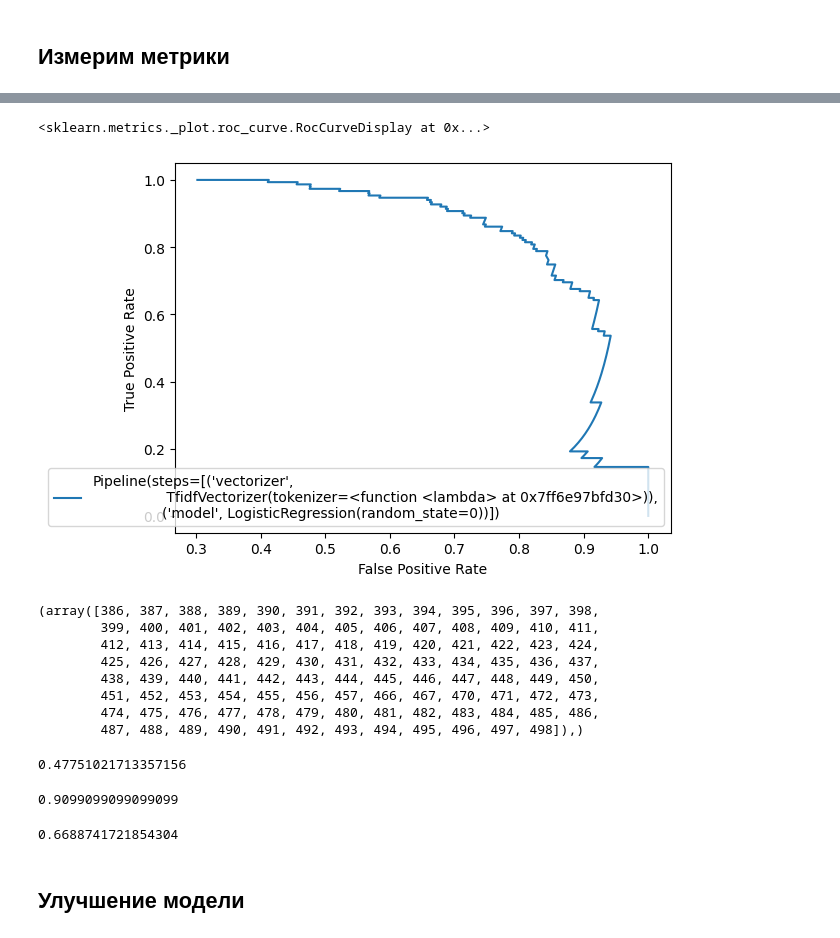
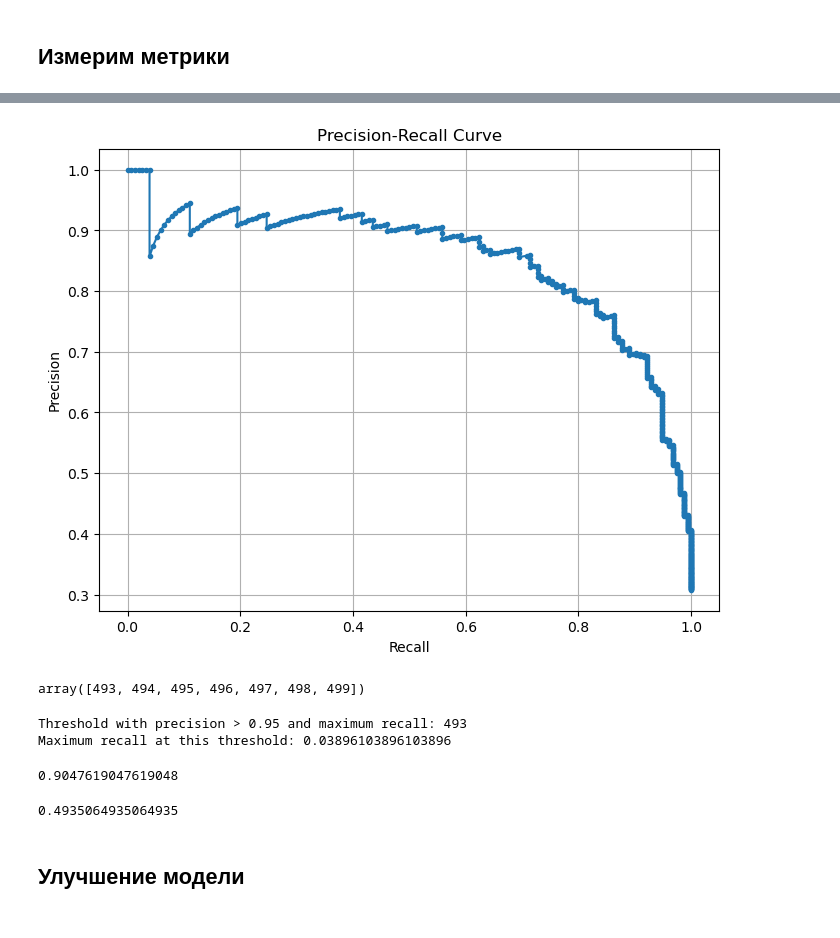
Before and after one commit to makarstasia/TRUE_CRIME_COMMENTS, a Jupyter notebook: Toxic_comments/model.ipynb, the cells around one changed output, grey strips where cells are left out. Cells and saved outputs as stored; diff of their text form; code cells hidden in the pictures.

```diff
--- a/Toxic_comments/model.ipynb
+++ b/Toxic_comments/model.ipynb
@@ -184,34 +184,40 @@ recall_score(y_true=test_df["toxic"], y_pred=model_pipeline.predict(test_df["com
 # %%
 prec, rec, thresholds = precision_recall_curve(y_true=test_df["toxic"], probas_pred=model_pipeline.predict_proba(test_df["comment"])[:, 1])
-# %%
-display= RocCurveDisplay(estimator_name=model_pipeline,fpr=prec, tpr=rec)
-display.plot()
-# %% [output]
-<sklearn.metrics._plot.roc_curve.RocCurveDisplay at 0x...>
-[figure, removed]
-# %%
-np.where(prec > 0.90)
-# %% [output]
-(array([386, 387, 388, 389, 390, 391, 392, 393, 394, 395, 396, 397, 398,
-        399, 400, 401, 402, 403, 404, 405, 406, 407, 408, 409, 410, 411,
-        412, 413, 414, 415, 416, 417, 418, 419, 420, 421, 422, 423, 424,
-        425, 426, 427, 428, 429, 430, 431, 432, 433, 434, 435, 436, 437,
-        438, 439, 440, 441, 442, 443, 444, 445, 446, 447, 448, 449, 450,
-        451, 452, 453, 454, 455, 456, 457, 466, 467, 470, 471, 472, 473,
-        474, 475, 476, 477, 478, 479, 480, 481, 482, 483, 484, 485, 486,
-        487, 488, 489, 490, 491, 492, 493, 494, 495, 496, 497, 498]),)
-# %%
-thresholds[386]
-# %% [output]
-0.47751021713357156
+# %%
+# Построение кривой precision-recall
+plt.figure(figsize=(8, 6))
+plt.plot(rec, prec, marker='.')
+plt.xlabel('Recall')
+plt.ylabel('Precision')
+plt.title('Precision-Recall Curve')
+plt.grid(True)
+plt.show()
+# %% [output]
+[figure, added]
+# %%
+# Найти индексы, где точность больше 0.95
+indices_high_precision = np.where(prec > 0.95)[0]
+indices_high_precision
+# %% [output]
+array([493, 494, 495, 496, 497, 498, 499])
+# %%
+max_recall_index = indices_high_precision[np.argmax(rec[indices_high_precision])]
+threshold_with_max_recall = thresholds[max_recall_index]
+max_recall_value = rec[max_recall_index]
+
+print(f"Threshold with precision > 0.95 and maximum recall: {max_recall_index}")
+print(f"Maximum recall at this threshold: {max_recall_value}")
+# %% [output]
+Threshold with precision > 0.95 and maximum recall: 493
+Maximum recall at this threshold: 0.03896103896103896
 # %%
-precision_score(y_true=test_df["toxic"], y_pred=model_pipeline.predict_proba(test_df["comment"])[:, 1] > thresholds[386])
+precision_score(y_true=test_df["toxic"], y_pred=model_pipeline.predict_proba(test_df["comment"])[:, 1] > thresholds[414])
 # %% [output]
-0.9099099099099099
+0.9047619047619048
 # %%
-recall_score(y_true=test_df["toxic"], y_pred=model_pipeline.predict_proba(test_df["comment"])[:, 1] > thresholds[386])
+recall_score(y_true=test_df["toxic"], y_pred=model_pipeline.predict_proba(test_df["comment"])[:, 1] > thresholds[414])
 # %% [output]
-0.6688741721854304
+0.4935064935064935
 # %% [markdown]
 ## Улучшение модели
 # %% [markdown]
```
Also changed, not shown: parts of 12 cells of this notebook, 1 other file.
